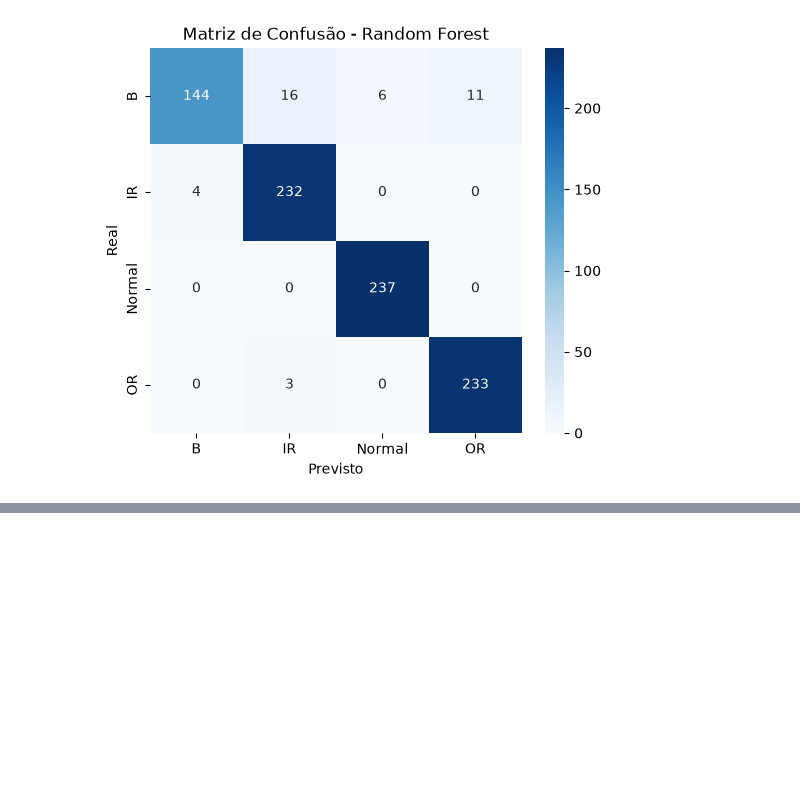
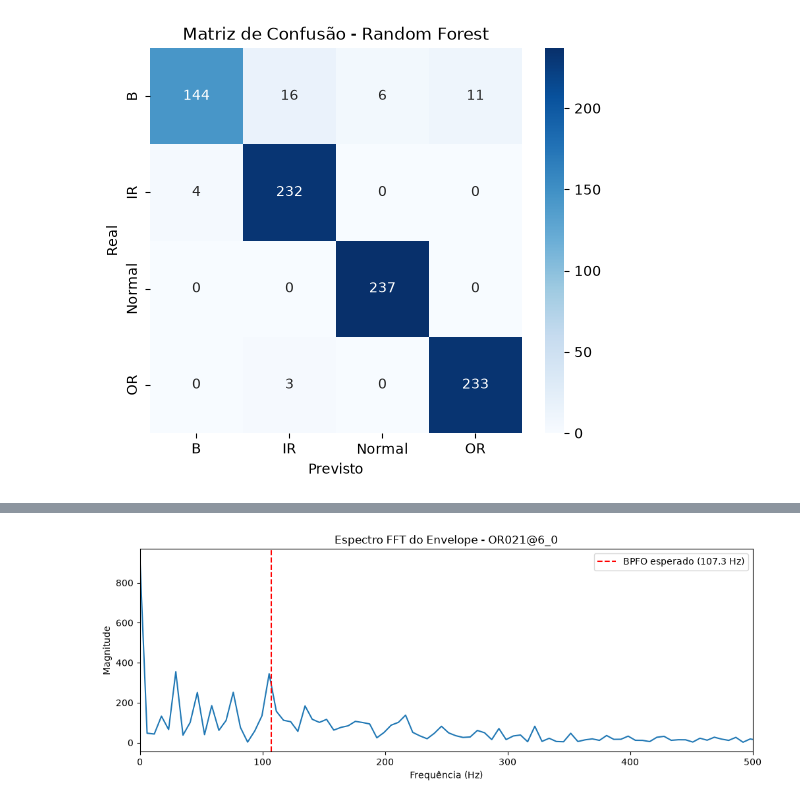
Before and after one commit to jaimeMAJ/railway-bearing-fault-classification, a Jupyter notebook: notebooks/01_exploracao_dataset.ipynb, the cells around one changed output, grey strips where cells are left out. Saved outputs shown, nothing was run; the diff lists cells and outputs as text; code cells hidden in the pictures; blank space fills up the shorter version.

```diff
--- a/notebooks/01_exploracao_dataset.ipynb
+++ b/notebooks/01_exploracao_dataset.ipynb
@@ -380,0 +443,17 @@ plt.show()
+# %%
+freqs_env, mags_env = calcular_fft(envelope)
+
+bpfo_esperado = calcular_frequencias_falha(carregar_rpm("../data/raw/OR021@6_0.mat"))["bpfo"]
+
+plt.figure(figsize=(12, 4))
+plt.plot(freqs_env, mags_env)
+plt.axvline(x=bpfo_esperado, color="red", linestyle="--", linewidth=1.5,
+            label=f"BPFO esperado ({bpfo_esperado:.1f} Hz)")
+plt.xlabel("Frequência (Hz)")
+plt.ylabel("Magnitude")
+plt.title("Espectro FFT do Envelope - OR021@6_0")
+plt.xlim(0, 500)
+plt.legend()
+plt.show()
+# %% [output]
+[figure, added]
```
Also changed, not shown: parts of 20 cells of this notebook, 22 other files.
